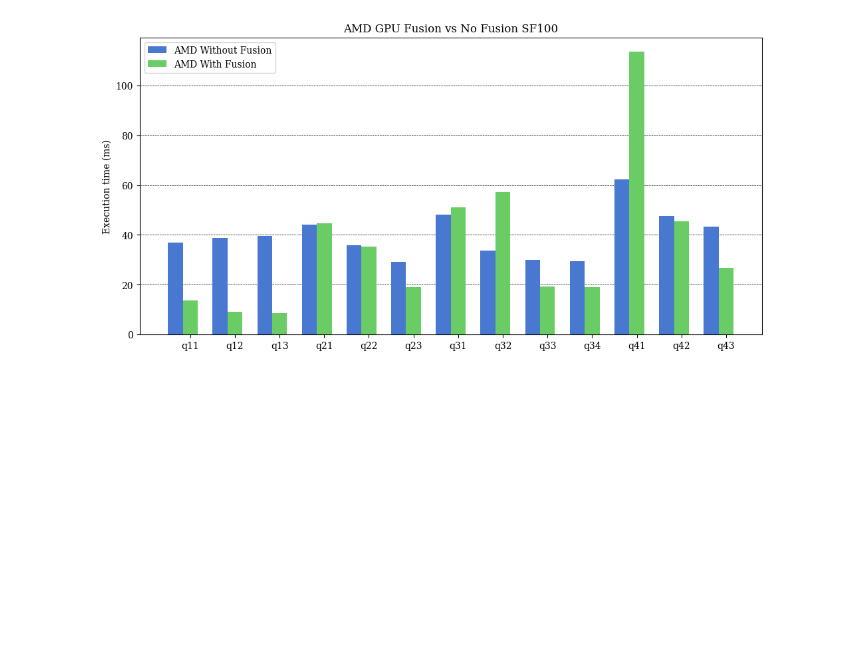
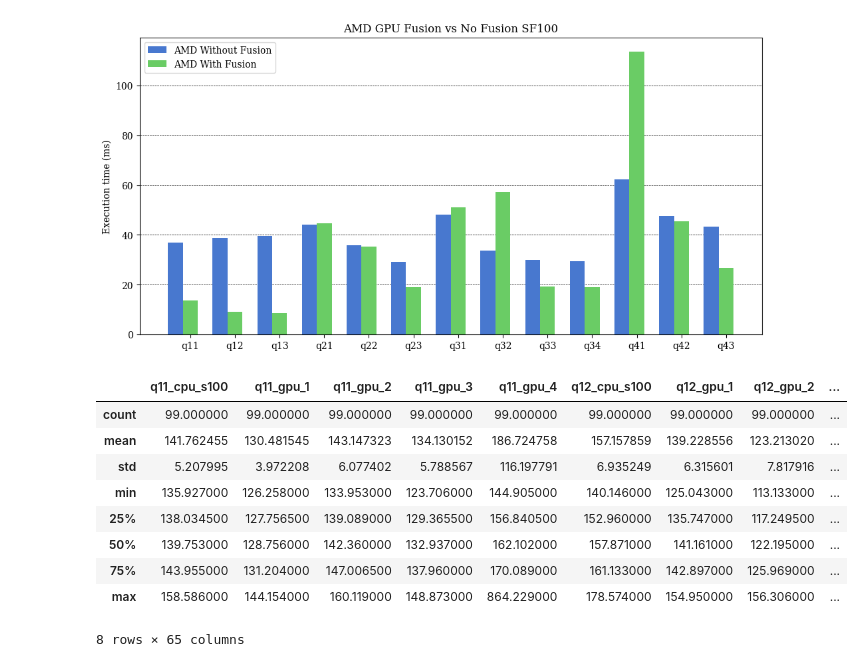
Before and after one commit to ikabadzhov/sycldb-calcite-executor, a Jupyter notebook: performances/perf.ipynb, the cells around one changed output. Drawn from its saved outputs; the diff is of its cells as text; code cells hidden in the pictures; blank space fills up the shorter version.

```diff
--- a/performances/perf.ipynb
+++ b/performances/perf.ipynb
@@ -1337,3 +1337,30 @@ labels_mapping = {
 plot_data(comparison_xpu, labels_mapping, title='AMD GPU Fusion vs No Fusion SF100')
 # %% [output]
 [figure]
+# %%
+multigpu_results = pd.DataFrame()
+
+for q in queries:
+    gpu1_s100_df = pd.read_csv(f'{q}-performance-xpu-s100-1gpu.log', header=None, names=['execution_time_ms'])
+    gpu2_s100_df = pd.read_csv(f'{q}-performance-xpu-s100-2gpu.log', header=None, names=['execution_time_ms'])
+    gpu3_s100_df = pd.read_csv(f'{q}-performance-xpu-s100-3gpu.log', header=None, names=['execution_time_ms'])
+    gpu4_s100_df = pd.read_csv(f'{q}-performance-xpu-s100-4gpu.log', header=None, names=['execution_time_ms'])
+
+    multigpu_results[f'{q}_cpu_s100'] = results_fusion_vs_nofusion[f'{q}_nofusion_segments_s100_cpu']
+    multigpu_results[f'{q}_gpu_1'] = gpu1_s100_df['execution_time_ms']
+    multigpu_results[f'{q}_gpu_2'] = gpu2_s100_df['execution_time_ms']
+    multigpu_results[f'{q}_gpu_3'] = gpu3_s100_df['execution_time_ms']
+    multigpu_results[f'{q}_gpu_4'] = gpu4_s100_df['execution_time_ms']
+
+multigpu_results[1:].describe()
+# %% [output]
+|  | q11_cpu_s100 | q11_gpu_1 | q11_gpu_2 | q11_gpu_3 | q11_gpu_4 | q12_cpu_s100 | q12_gpu_1 | q12_gpu_2 | ... |
+| count | 99.000000 | 99.000000 | 99.000000 | 99.000000 | 99.000000 | 99.000000 | 99.000000 | 99.000000 | ... |
+| mean | 141.762455 | 130.481545 | 143.147323 | 134.130152 | 186.724758 | 157.157859 | 139.228556 | 123.213020 | ... |
+| std | 5.207995 | 3.972208 | 6.077402 | 5.788567 | 116.197791 | 6.935249 | 6.315601 | 7.817916 | ... |
+| min | 135.927000 | 126.258000 | 133.953000 | 123.706000 | 144.905000 | 140.146000 | 125.043000 | 113.133000 | ... |
+| 25% | 138.034500 | 127.756500 | 139.089000 | 129.365500 | 156.840500 | 152.960000 | 135.747000 | 117.249500 | ... |
+| 50% | 139.753000 | 128.756000 | 142.360000 | 132.937000 | 162.102000 | 157.871000 | 141.161000 | 122.195000 | ... |
+| 75% | 143.955000 | 131.204000 | 147.006500 | 137.960000 | 170.089000 | 161.133000 | 142.897000 | 125.969000 | ... |
+| max | 158.586000 | 144.154000 | 160.119000 | 148.873000 | 864.229000 | 178.574000 | 154.950000 | 156.306000 | ... |
+8 rows × 65 columns
```
Also changed, not shown: parts of 2 cells of this notebook, 54 other files.
